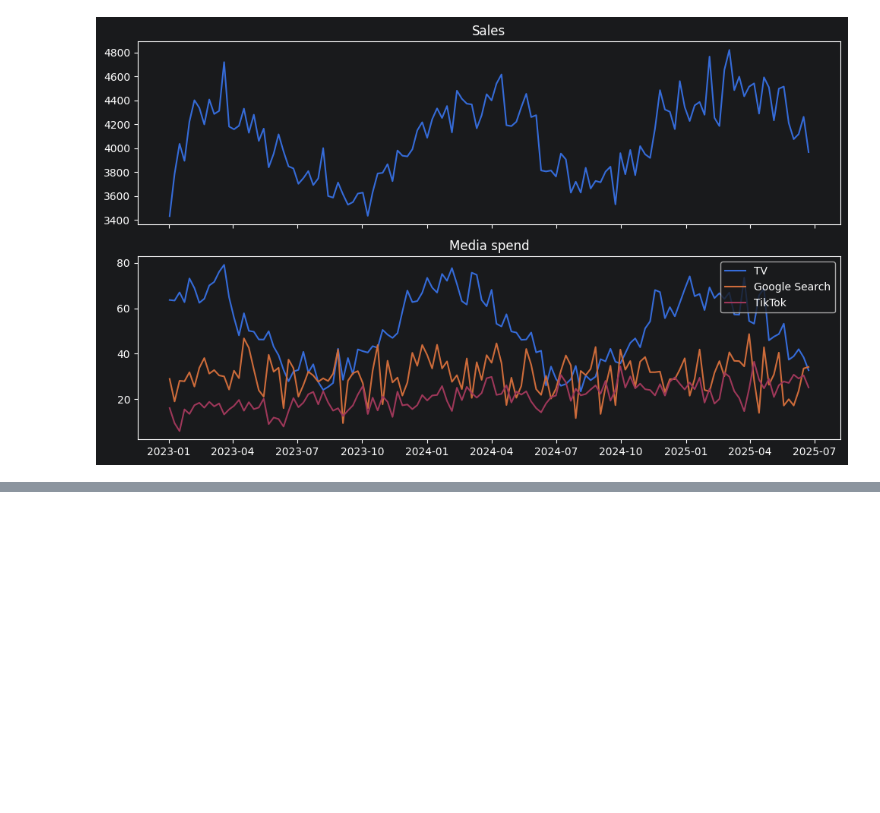
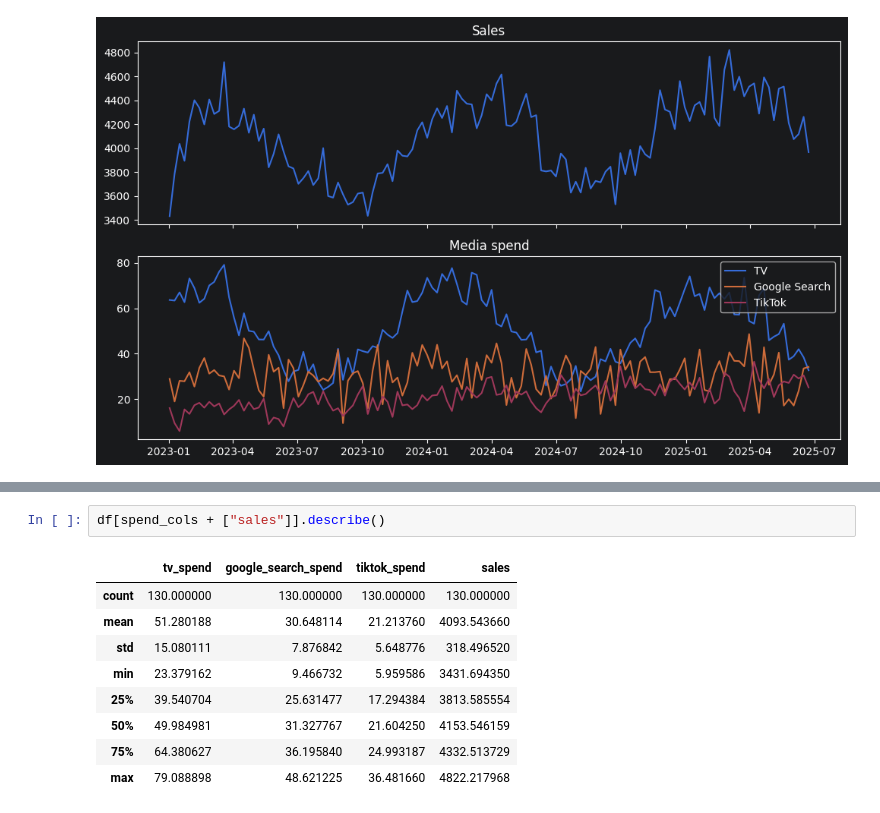
Before and after one commit to caseherndon/bayesian-mmm, a Jupyter notebook: notebooks/01_eda_and_data_prep.ipynb, the cells around one changed output, grey strips where cells are left out. Drawn from its saved outputs; the diff is of its cells as text; blank space fills up the shorter version.

```diff
--- a/notebooks/01_eda_and_data_prep.ipynb
+++ b/notebooks/01_eda_and_data_prep.ipynb
@@ -111,0 +154,12 @@ plt.show()
+# %%
+df[spend_cols + ["sales"]].describe()
+# %% [output]
+|  | tv_spend | google_search_spend | tiktok_spend | sales |
+| count | 130.000000 | 130.000000 | 130.000000 | 130.000000 |
+| mean | 51.280188 | 30.648114 | 21.213760 | 4093.543660 |
+| std | 15.080111 | 7.876842 | 5.648776 | 318.496520 |
+| min | 23.379162 | 9.466732 | 5.959586 | 3431.694350 |
+| 25% | 39.540704 | 25.631477 | 17.294384 | 3813.585554 |
+| 50% | 49.984981 | 31.327767 | 21.604250 | 4153.546159 |
+| 75% | 64.380627 | 36.195840 | 24.993187 | 4332.513729 |
+| max | 79.088898 | 48.621225 | 36.481660 | 4822.217968 |
```
Also changed, not shown: parts of 4 cells of this notebook, 6 other files.
